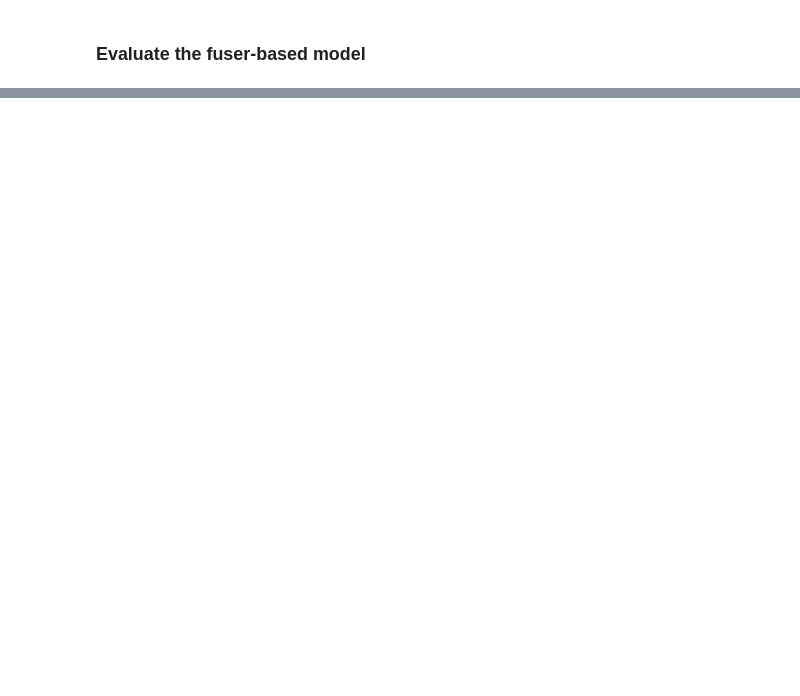
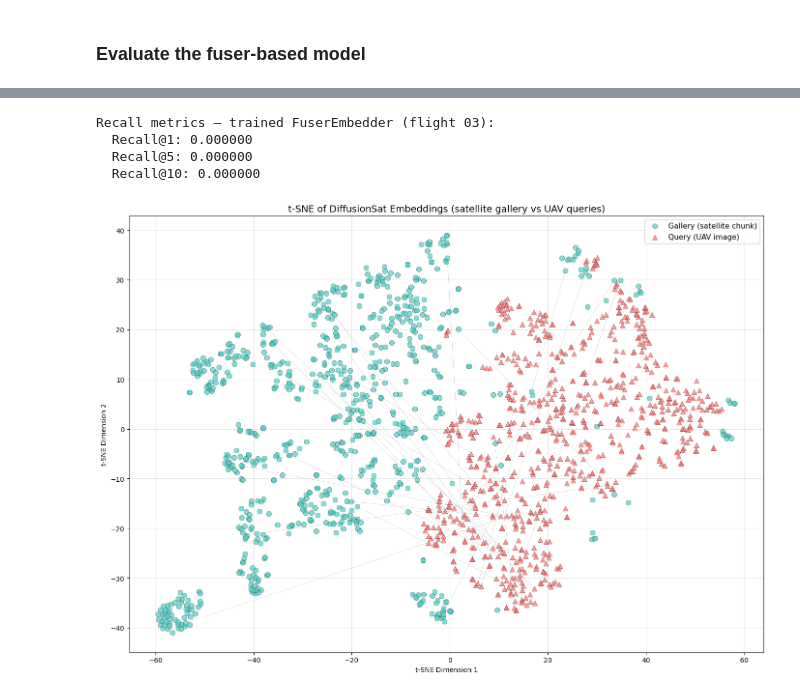
Before and after one commit to yugisu/diffusion-vpr, a Jupyter notebook: 2-explore-training-fusion-embedder.ipynb, the cells around one changed output, grey strips where cells are left out. Saved outputs shown, nothing was run; the diff lists cells and outputs as text; code cells hidden in the pictures; blank space fills up the shorter version.

```diff
--- a/2-explore-training-fusion-embedder.ipynb
+++ b/2-explore-training-fusion-embedder.ipynb
@@ -579,0 +704,71 @@ IndexError: index 768 is out of bounds for axis 0 with size 768
+# %%
+# Ground truth: satellite chunk indices that geographically contain each UAV image
+ground_truth = build_ground_truth(
+  uav_lats_arr, uav_lons_arr, gallery_dataset.dataset.gt_chunks
+)
+
+# Top-10 retrieval
+retriever = FAISSRetriever(gallery_embs)
+_, preds = retriever.search(uav_embs, k=10)
+
+metrics = calculate_metrics(preds, ground_truth)
+print("Recall metrics — trained FuserEmbedder (flight 03):")
+for name, value in metrics.items():
+  print(f"  {name}: {value:.6f}")
+# %% [output]
+Recall metrics — trained FuserEmbedder (flight 03):
+  Recall@1: 0.000000
+  Recall@5: 0.000000
+  Recall@10: 0.000000
+# %%
+# fmt: off
+import matplotlib.pyplot as plt
+from sklearn.manifold import TSNE
+
+
+def plot_tsne(gallery: torch.Tensor, query: torch.Tensor, ground_truth: list[set], n_display: int = 300) -> None:
+  """t-SNE of gallery (satellite chunks) and query (UAV images) embeddings.
+  Lines connect each UAV query to its ground-truth satellite chunk(s) if displayed."""
+  rng = np.random.default_rng(42)
+  g_idx = rng.choice(len(gallery), min(n_display, len(gallery)), replace=False)
+  q_idx = rng.choice(len(query), min(n_display, len(query)), replace=False)
+
+  g_sub = gallery[g_idx].cpu().numpy()
+  q_sub = query[q_idx].cpu().numpy()
+  all_embs = np.concatenate([g_sub, q_sub])
+
+  coords = TSNE(n_components=2, random_state=42, perplexity=30).fit_transform(all_embs)
+  ng = len(g_sub)
+  g_coords, q_coords = coords[:ng], coords[ng:]
+
+  # Map original gallery index → position in g_coords for fast GT lookup.
+  g_idx_to_pos = {int(orig): pos for pos, orig in enumerate(g_idx)}
+
+  fig, ax = plt.subplots(figsize=(14, 10))
+
+  # Draw GT lines first (behind points).
+  for q_pos, q_orig in enumerate(q_idx):
+    for gt_chunk_idx in ground_truth[int(q_orig)]:
+      if gt_chunk_idx in g_idx_to_pos:
+        g_pos = g_idx_to_pos[gt_chunk_idx]
+        ax.plot(
+          [q_coords[q_pos, 0], g_coords[g_pos, 0]],
+          [q_coords[q_pos, 1], g_coords[g_pos, 1]],
+          color="gray", linewidth=0.5, alpha=0.35, zorder=1,
+        )
+
+  ax.scatter(*g_coords.T, c="#4ECDC4", s=60, alpha=0.7, edgecolors="black", linewidth=0.3, zorder=2, label="Gallery (satellite chunk)")
+  ax.scatter(*q_coords.T, c="#FF6B6B", s=60, alpha=0.7, edgecolors="black", linewidth=0.3, zorder=2, marker="^", label="Query (UAV image)")
+
+  ax.legend(fontsize=11)
+  ax.set_title("t-SNE of DiffusionSat Embeddings (satellite gallery vs UAV queries)", fontsize=14)
+  ax.set_xlabel("t-SNE Dimension 1")
+  ax.set_ylabel("t-SNE Dimension 2")
+  ax.grid(True, alpha=0.3)
+  plt.tight_layout()
+  plt.show()
+
+
+plot_tsne(gallery_embs, uav_embs, ground_truth, len(uav_embs))
+# %% [output]
+[figure, added]
```
Also changed, not shown: parts of 17 cells of this notebook, 3 other files.
